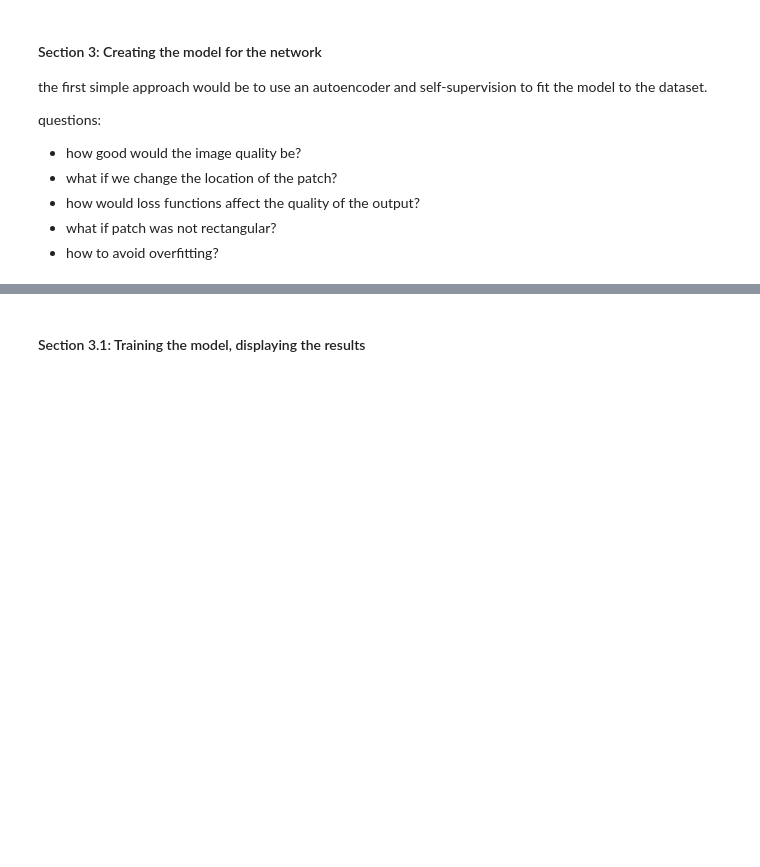
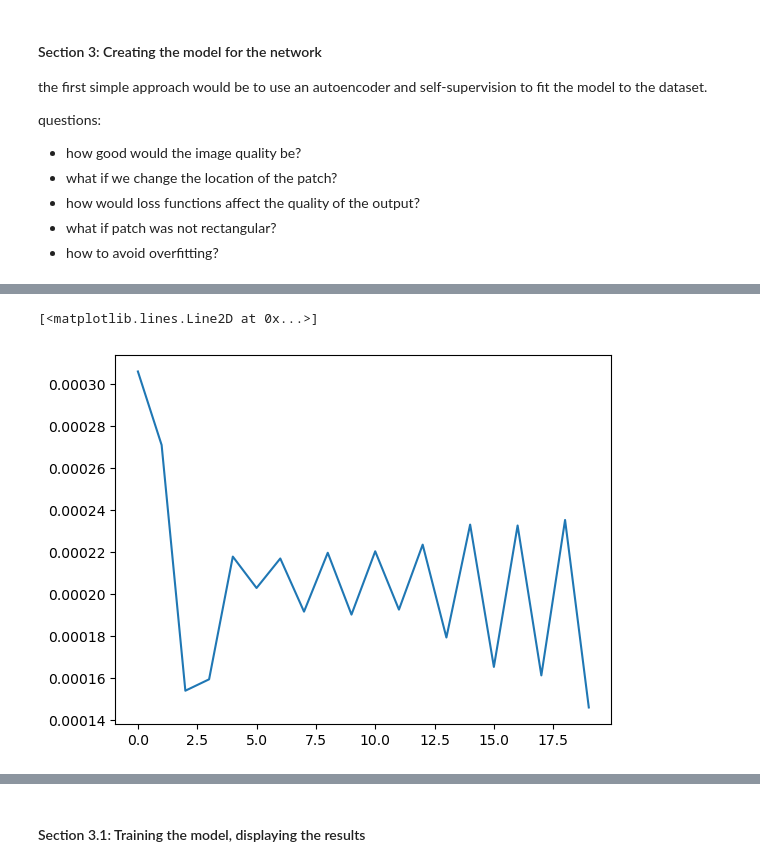
Before and after one commit to Arvin132/Inpainting-vision, a Jupyter notebook: showcase.ipynb, the cells around one changed output, grey strips where cells are left out. Drawn from its saved outputs; the diff is of its cells as text; code cells hidden in the pictures; blank space fills up the shorter version.

```diff
--- a/showcase.ipynb
+++ b/showcase.ipynb
@@ -163,0 +186,35 @@ torch.Size([1, 128, 2, 2])
+# %%
+from torch.optim.optimizer import Optimizer
+from torch.optim import Adam
+from tqdm import tqdm
+def train_AE(ae_net: nn.Module, loader: DataLoader, optim: Optimizer, loss_func: nn.Module):
+
+    loss_values = []
+    for data in loader:
+        input, target = data
+
+        optim.zero_grad()
+        output = ae_net.forward(input)
+        loss = loss_func(output, target)
+        loss.backward()
+        optim.step()
+
+        loss_values.append(loss.item())
+
+    return loss_values
+
+loss_functions = nn.MSELoss()
+def getOptim(net: nn.Module, lr: float):
+    return Adam(net.parameters(), lr)
+# %%
+overfit_net = InpaintingAutoencoder(input_shape=(3, 256, 256), patch_size=(20, 20), patch_loc=(128, 128))
+epoch = 20
+loss_values = []
+for e in tqdm(range(epoch)):
+    losses = train_AE(overfit_net, dl_sanity, getOptim(overfit_net, 0.001), loss_functions)
+    loss_values += losses
+
+plt.plot(loss_values)
+# %% [output]
+[<matplotlib.lines.Line2D at 0x...>]
+[figure, added]
```
Also changed, not shown: parts of 8 cells of this notebook.
